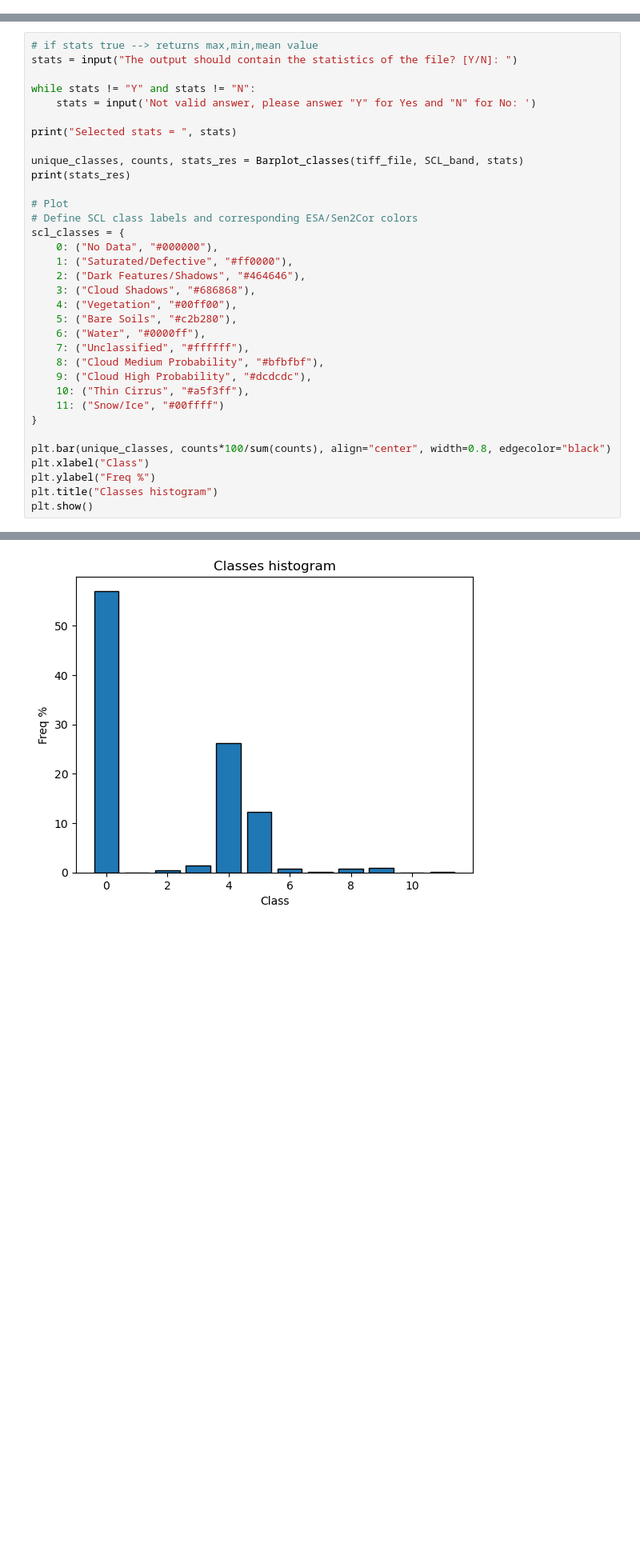
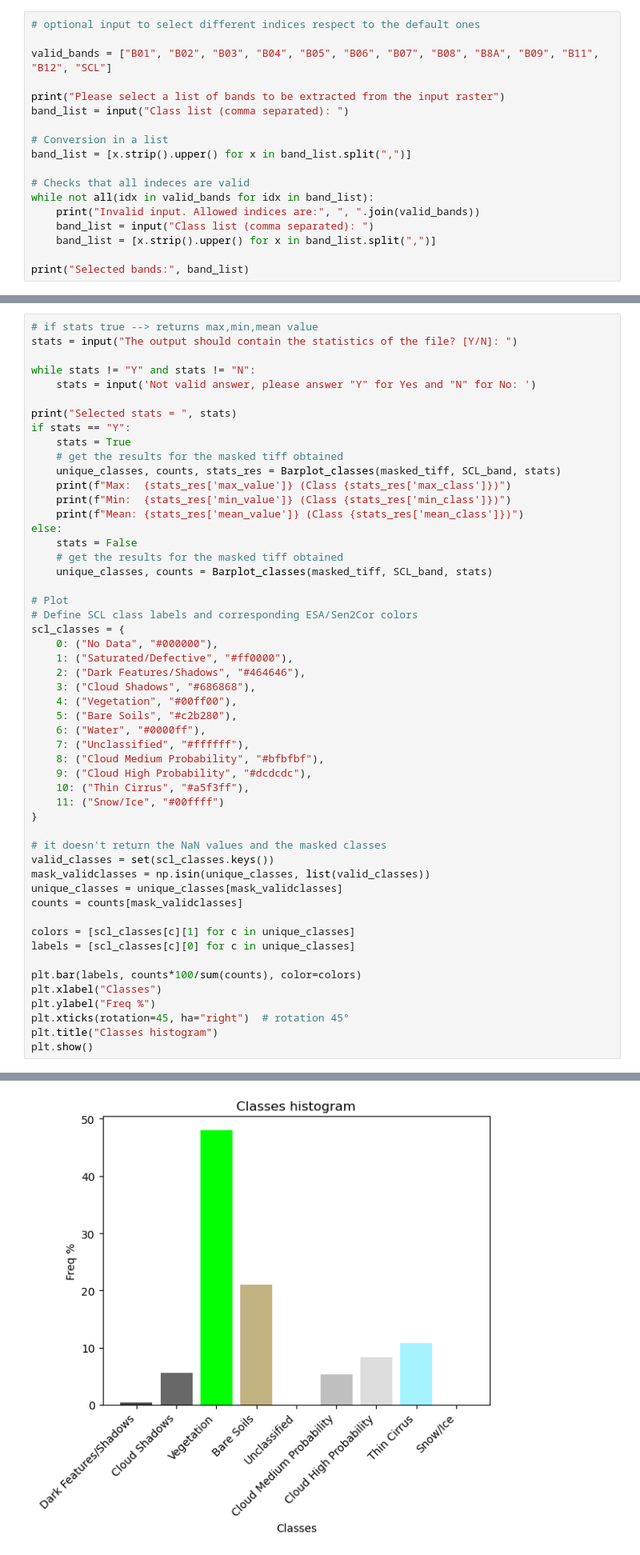
Before and after one commit to SvevaZ/GPProject, a Jupyter notebook: EXAMPLE.ipynb, the cells around one changed output, grey strips where cells are left out. Shown at 80% size. Saved outputs shown, nothing was run; the diff lists cells and outputs as text; blank space fills up the shorter version.

Commit message:
added input parts in Example

```diff
--- a/EXAMPLE.ipynb
+++ b/EXAMPLE.ipynb
@@ -199,4 +212,22 @@ File resampled and saved as GeoTIFF at ./DATA\L2A_T32TMR_A044607_20250920T103302
 Metadata successfully added
+# %%
+# optional input to select different indices respect to the default ones
+
+valid_bands = ["B01", "B02", "B03", "B04", "B05", "B06", "B07", "B08", "B8A", "B09", "B11", "B12", "SCL"]
+
+print("Please select a list of bands to be extracted from the input raster")
+band_list = input("Class list (comma separated): ")
+
+# Conversion in a list
+band_list = [x.strip().upper() for x in band_list.split(",")]
+
+# Checks that all indeces are valid
+while not all(idx in valid_bands for idx in band_list):
+    print("Invalid input. Allowed indices are:", ", ".join(valid_bands))
+    band_list = input("Class list (comma separated): ")
+    band_list = [x.strip().upper() for x in band_list.split(",")]
+
+print("Selected bands:", band_list)
 # %%
 print("Band_list:", band_list)
 print("Tiff_file:", tiff_file)
@@ -412,9 +499,17 @@ while stats != "Y" and stats != "N":
     stats = input('Not valid answer, please answer "Y" for Yes and "N" for No: ')
 
 print("Selected stats = ", stats)
-
-unique_classes, counts, stats_res = Barplot_classes(tiff_file, SCL_band, stats)
-print(stats_res)
+if stats == "Y":
+    stats = True
+    # get the results for the masked tiff obtained
+    unique_classes, counts, stats_res = Barplot_classes(masked_tiff, SCL_band, stats)
+    print(f"Max:  {stats_res['max_value']} (Class {stats_res['max_class']})")
+    print(f"Min:  {stats_res['min_value']} (Class {stats_res['min_class']})")
+    print(f"Mean: {stats_res['mean_value']} (Class {stats_res['mean_class']})")
+else:
+    stats = False
+    # get the results for the masked tiff obtained
+    unique_classes, counts = Barplot_classes(masked_tiff, SCL_band, stats)
 
 # Plot
 # Define SCL class labels and corresponding ESA/Sen2Cor colors
@@ -433,9 +528,19 @@ scl_classes = {
     11: ("Snow/Ice", "#00ffff")
 }
 
-plt.bar(unique_classes, counts*100/sum(counts), align="center", width=0.8, edgecolor="black")
-plt.xlabel("Class")
+# it doesn't return the NaN values and the masked classes
+valid_classes = set(scl_classes.keys())
+mask_validclasses = np.isin(unique_classes, list(valid_classes))
+unique_classes = unique_classes[mask_validclasses]
+counts = counts[mask_validclasses]
+
+colors = [scl_classes[c][1] for c in unique_classes]
+labels = [scl_classes[c][0] for c in unique_classes]
+
+plt.bar(labels, counts*100/sum(counts), color=colors)
+plt.xlabel("Classes")
 plt.ylabel("Freq %")
+plt.xticks(rotation=45, ha="right")  # rotation 45°
 plt.title("Classes histogram")
 plt.show()
 # %% [output]
@@ -443 +548 @@ plt.show()
-[figure, old version]
+[figure, new version]
```
Also changed, not shown: parts of 27 cells of this notebook, 1 other file.
